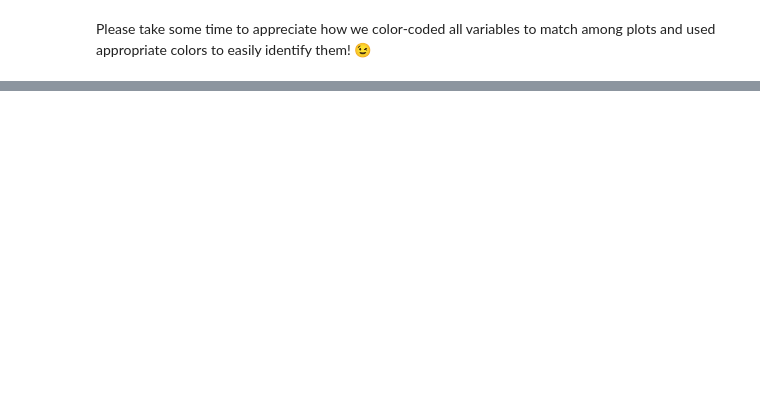
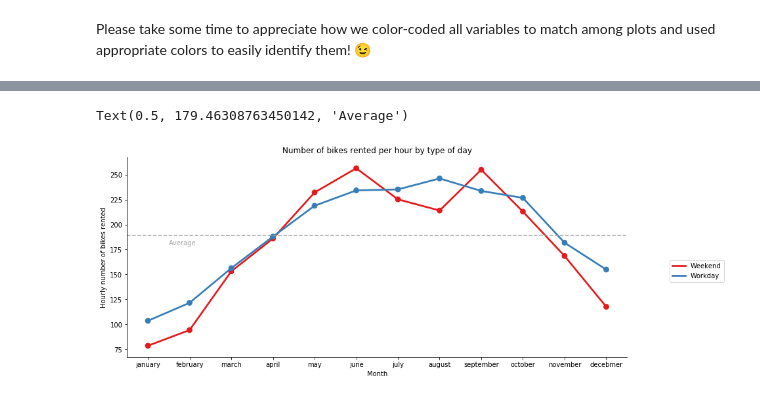
Before and after one commit to lhandal/bike_sharing_dask, a Jupyter notebook: Dask_Bike-Sharing_Leandro_Handal.ipynb, the cells around one changed output, grey strips where cells are left out. Saved outputs shown, nothing was run; the diff lists cells and outputs as text; code cells hidden in the pictures; blank space fills up the shorter version.

Commit message:
EDA - Frequencies and Counts

```diff
--- a/Dask_Bike-Sharing_Leandro_Handal.ipynb
+++ b/Dask_Bike-Sharing_Leandro_Handal.ipynb
@@ -278,0 +341,21 @@ Please take some time to appreciate how we color-coded all variables to match am
+# %%
+sns.catplot(
+    x="month",
+    y="total_count",
+    kind="point",
+    hue="is_workingday",
+    data=hour.compute(),
+    ci=None,
+    palette="Set1",
+    aspect=2.3,
+    legend=False,
+)
+plt.legend(("Weekend", "Workday"), loc="upper right", bbox_to_anchor=(1.2, 0.5))
+plt.xlabel("Month")
+plt.ylabel("Hourly number of bikes rented")
+plt.title("Number of bikes rented per hour by type of day")
+plt.axhline(hour.total_count.mean().compute(), ls="--", color="#a5a5a5")
+plt.text(0.5, hour.total_count.mean().compute() - 10, "Average", color="#a5a5a5")
+# %% [output]
+Text(0.5, 179.46308763450142, 'Average')
+[figure, added]
```
Also changed, not shown: parts of 7 cells of this notebook.
